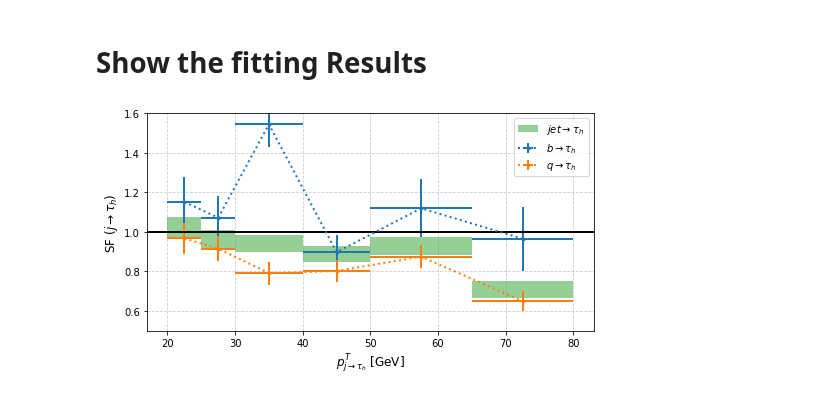
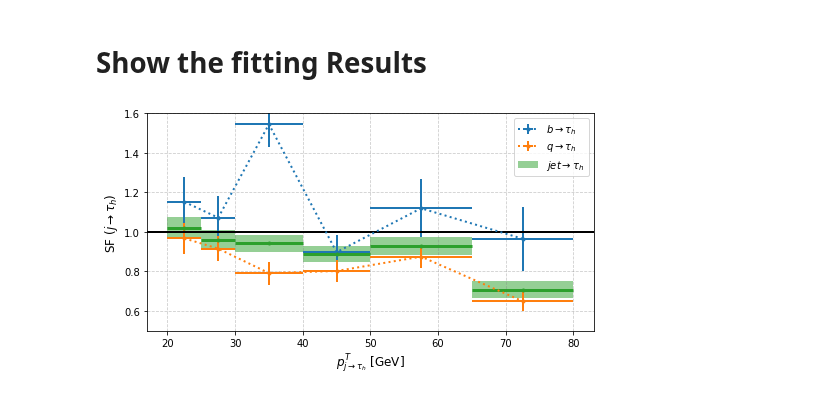
Before and after one commit to ZihengChen/WBranchingFaction, a Jupyter notebook: notebooks/studies/misid_fit.ipynb, the cells around one changed output. Cells and saved outputs as stored; diff of their text form; code cells hidden in the pictures.

```diff
--- a/notebooks/studies/misid_fit.ipynb
+++ b/notebooks/studies/misid_fit.ipynb
@@ -167,27 +171,29 @@ ptwid = np.array([2.5,2.5,5,5,7.5,7.5])
 # %%
 plt.figure(figsize=(8,4),facecolor='w')
-
-
-plt.bar(ptpos,2*s_sfjet,bottom=c_sfjet-s_sfjet,width=2*ptwid,
-        color='C2',alpha=0.5,
-        label=r'$jet \rightarrow \tau_h$')
 
 plt.errorbar(ptpos,c_sf[0],xerr=ptwid,yerr=s_sf[0],
              fmt='.:', lw=2, color='C0',alpha=1,
              label=r'$b \rightarrow \tau_h$')
 plt.errorbar(ptpos,c_sf[1],xerr=ptwid,yerr=s_sf[1],
              fmt='.:', lw=2, color='C1',alpha=1,
              label=r'$q \rightarrow \tau_h$')
+
+plt.bar(ptpos,2*s_sfjet,bottom=c_sfjet-s_sfjet,width=2*ptwid,
+        color='C2',alpha=0.5,
+        label=r'$jet \rightarrow \tau_h$')
+
+plt.errorbar(ptpos,c_sfjet,xerr=ptwid,
+             fmt='.', lw=3, color='C2',alpha=1)
 
 
 
 plt.axhline(1,color='k',linewidth=2)
 
 plt.grid(linestyle='--',color='grey',alpha=0.4)
 plt.legend()
 plt.xlabel(r'$p^T_{j\rightarrow \tau_h}$ [GeV]',fontsize=12)
 plt.ylabel(r'SF $ (j\rightarrow \tau_h)$',fontsize=12)
 plt.ylim([0.5,1.6])
 plt.savefig('../../plots/misid/fit_ptflavor.png',dpi=300)
 # %% [output]
-[figure, old version]
+[figure, new version]
```
Also changed, not shown: parts of 6 cells of this notebook, 1 other file.
